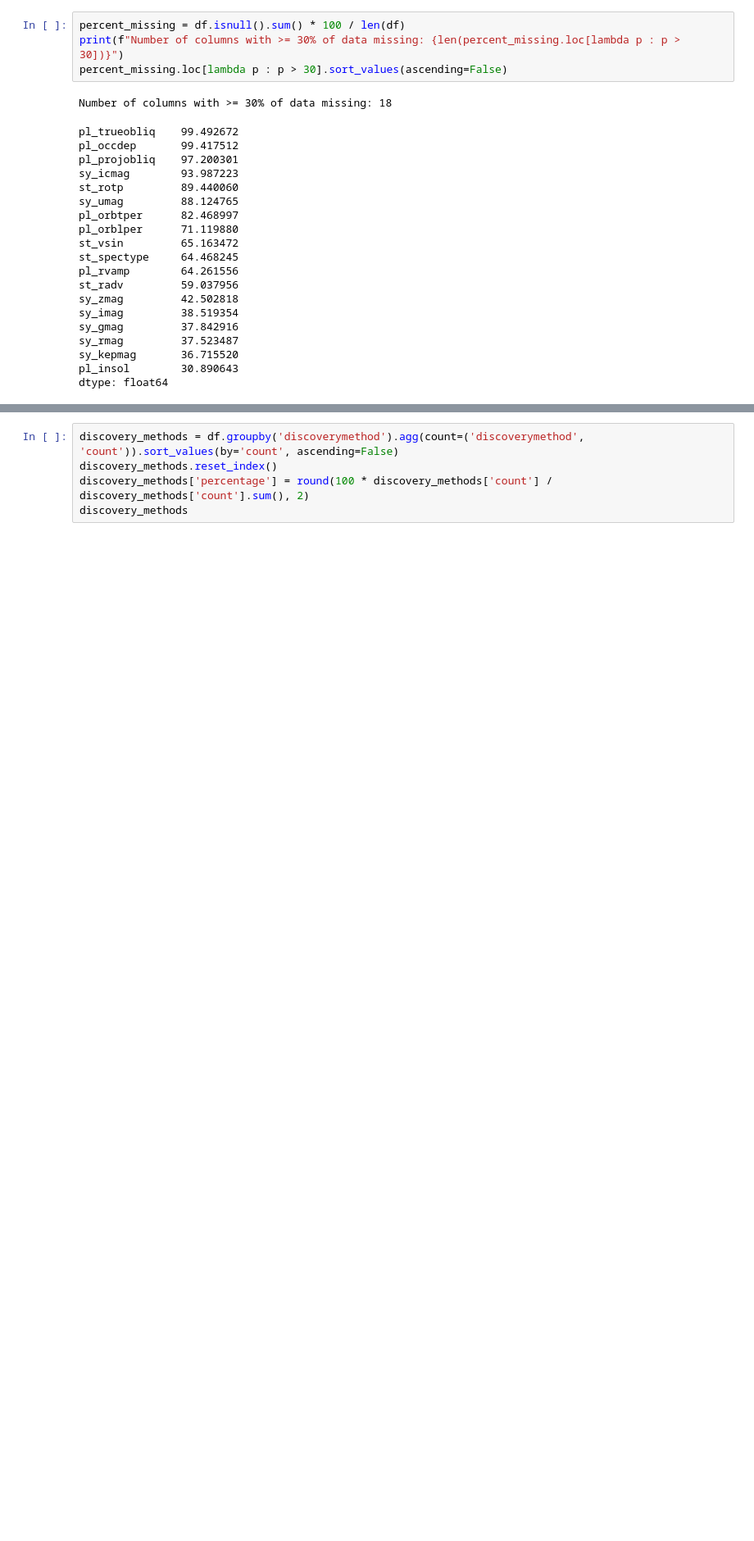
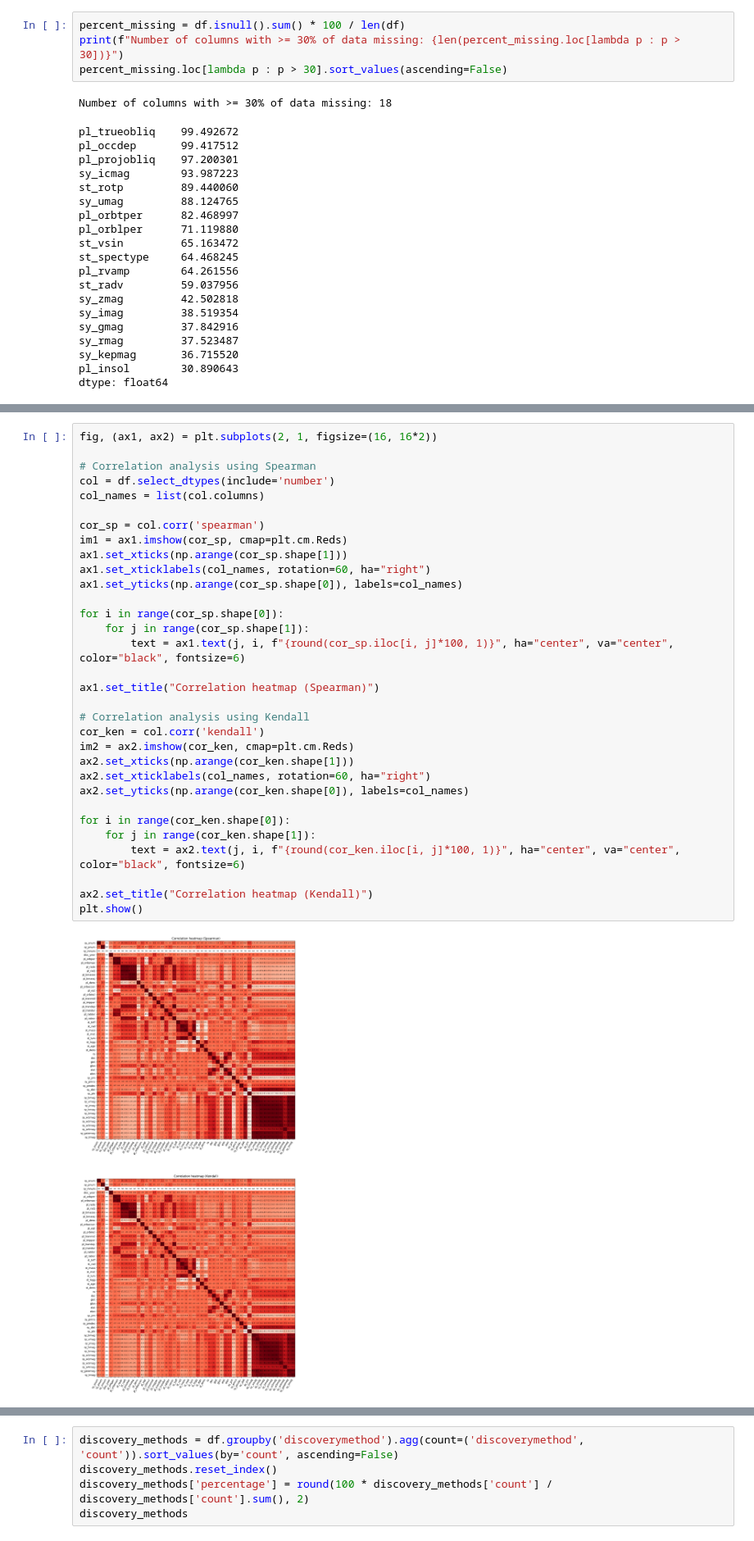
Before and after one commit to leoybkim/exoplanet, a Jupyter notebook: EDA.ipynb, the cells around one changed output, grey strips where cells are left out. Shown at 82% size. Saved outputs shown, nothing was run; the diff lists cells and outputs as text; blank space fills up the shorter version.

Commit message:
Update Pandas dependency from 1.5 -> 2.0 Create pairwise feature correlation heatmap Refactor spectral classification function

```diff
--- a/EDA.ipynb
+++ b/EDA.ipynb
@@ -173,0 +167,34 @@ As of the export date, there are currently **5322** confirmed exoplanets from 39
+# %%
+fig, (ax1, ax2) = plt.subplots(2, 1, figsize=(16, 16*2))
+
+# Correlation analysis using Spearman
+col = df.select_dtypes(include='number')
+col_names = list(col.columns)
+
+cor_sp = col.corr('spearman')
+im1 = ax1.imshow(cor_sp, cmap=plt.cm.Reds)
+ax1.set_xticks(np.arange(cor_sp.shape[1]))
+ax1.set_xticklabels(col_names, rotation=60, ha="right")
+ax1.set_yticks(np.arange(cor_sp.shape[0]), labels=col_names)
+
+for i in range(cor_sp.shape[0]):
+    for j in range(cor_sp.shape[1]):
+        text = ax1.text(j, i, f"{round(cor_sp.iloc[i, j]*100, 1)}", ha="center", va="center", color="black", fontsize=6)
+
+ax1.set_title("Correlation heatmap (Spearman)")
+
+# Correlation analysis using Kendall
+cor_ken = col.corr('kendall')
+im2 = ax2.imshow(cor_ken, cmap=plt.cm.Reds)
+ax2.set_xticks(np.arange(cor_ken.shape[1]))
+ax2.set_xticklabels(col_names, rotation=60, ha="right")
+ax2.set_yticks(np.arange(cor_ken.shape[0]), labels=col_names)
+
+for i in range(cor_ken.shape[0]):
+    for j in range(cor_ken.shape[1]):
+        text = ax2.text(j, i, f"{round(cor_ken.iloc[i, j]*100, 1)}", ha="center", va="center", color="black", fontsize=6)
+
+ax2.set_title("Correlation heatmap (Kendall)")
+plt.show()
+# %% [output]
+[figure, added]
```
Also changed, not shown: parts of 27 cells of this notebook, 2 other files.
